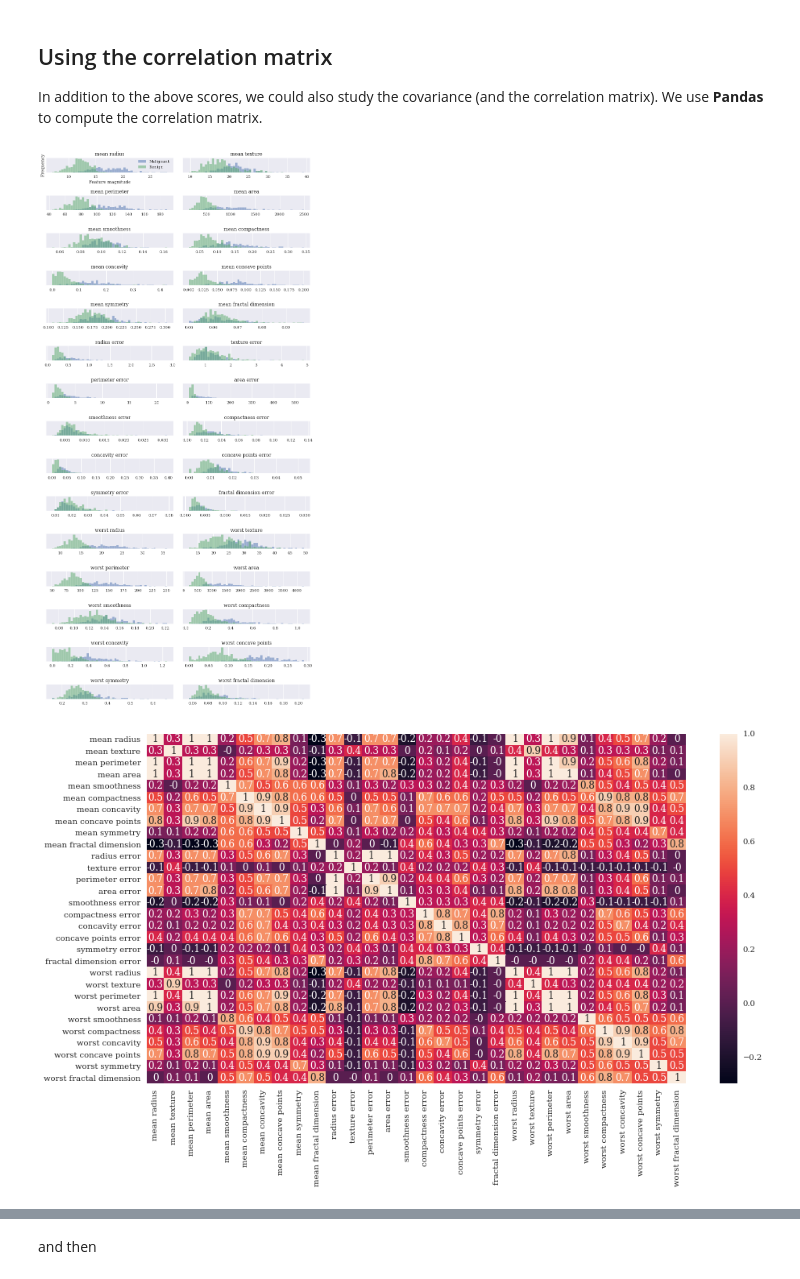
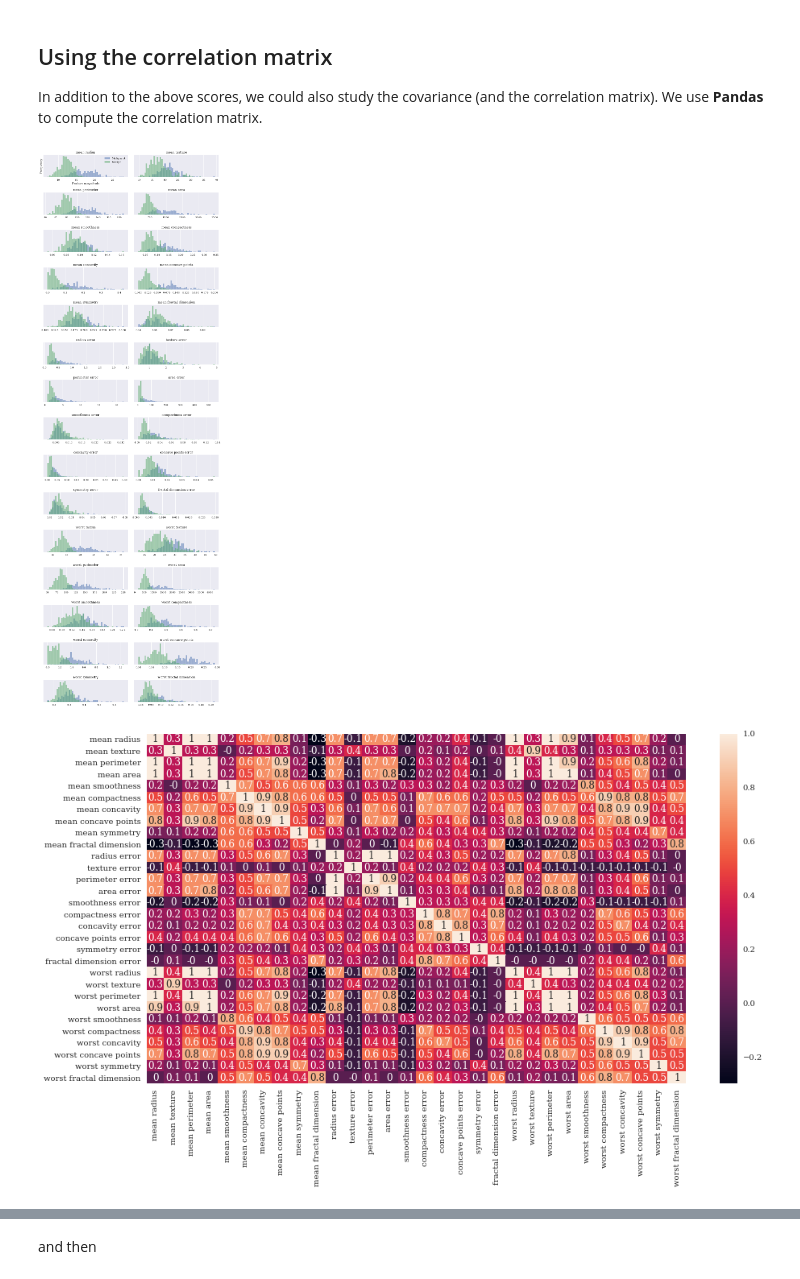
Before and after one commit to adelezaini/MachineLearning, a Jupyter notebook: Lectures/week38.ipynb, the cells around one changed output, grey strips where cells are left out. Cells and saved outputs as stored; diff of their text form; code cells hidden in the pictures.

```diff
--- a/Lectures/week38.ipynb
+++ b/Lectures/week38.ipynb
@@ -1824,35 +1853,35 @@ import numpy as np
 from sklearn.model_selection import  train_test_split
 from sklearn.datasets import load_breast_cancer
 from sklearn.linear_model import LogisticRegression
 cancer = load_breast_cancer()
 import pandas as pd
 # Making a data frame
 cancerpd = pd.DataFrame(cancer.data, columns=cancer.feature_names)
 
-fig, axes = plt.subplots(15,2,figsize=(10,20))
-malignant = cancer.data[cancer.target == 0]
-benign = cancer.data[cancer.target == 1]
+fig, axes = plt.subplots(15,2,figsize=(10,30))
+malignant = cancer.data[cancer.target == 0] # cancro maligno
+benign = cancer.data[cancer.target == 1] # cancro benigno
 ax = axes.ravel()
 
 for i in range(30):
     _, bins = np.histogram(cancer.data[:,i], bins =50)
     ax[i].hist(malignant[:,i], bins = bins, alpha = 0.5)
     ax[i].hist(benign[:,i], bins = bins, alpha = 0.5)
     ax[i].set_title(cancer.feature_names[i])
     ax[i].set_yticks(())
 ax[0].set_xlabel("Feature magnitude")
 ax[0].set_ylabel("Frequency")
 ax[0].legend(["Malignant", "Benign"], loc ="best")
 fig.tight_layout()
 plt.show()
 
 import seaborn as sns
 correlation_matrix = cancerpd.corr().round(1)
 # use the heatmap function from seaborn to plot the correlation matrix
 # annot = True to print the values inside the square
 plt.figure(figsize=(15,8))
 sns.heatmap(data=correlation_matrix, annot=True)
 plt.show()
 # %% [output]
-[figure, old version]
+[figure, new version]
 [figure]
```
Also changed, not shown: parts of 7 cells of this notebook, 41 other files.
